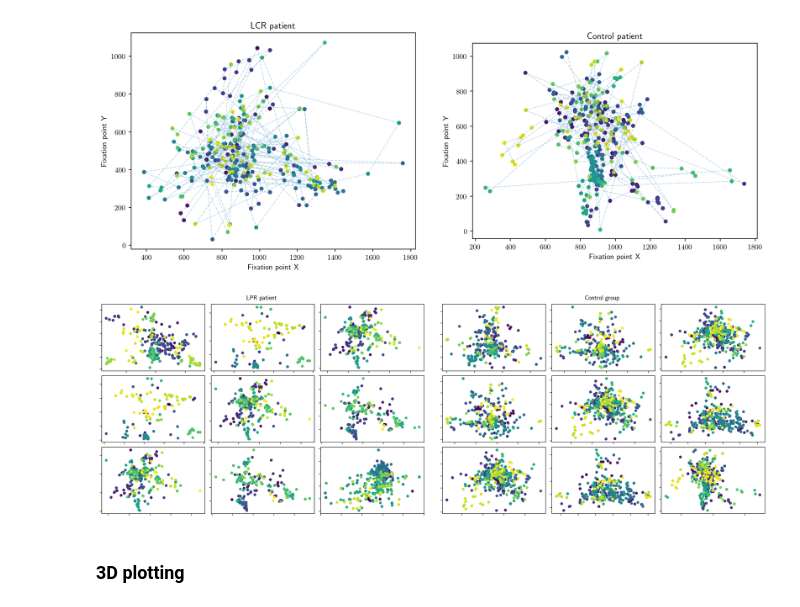
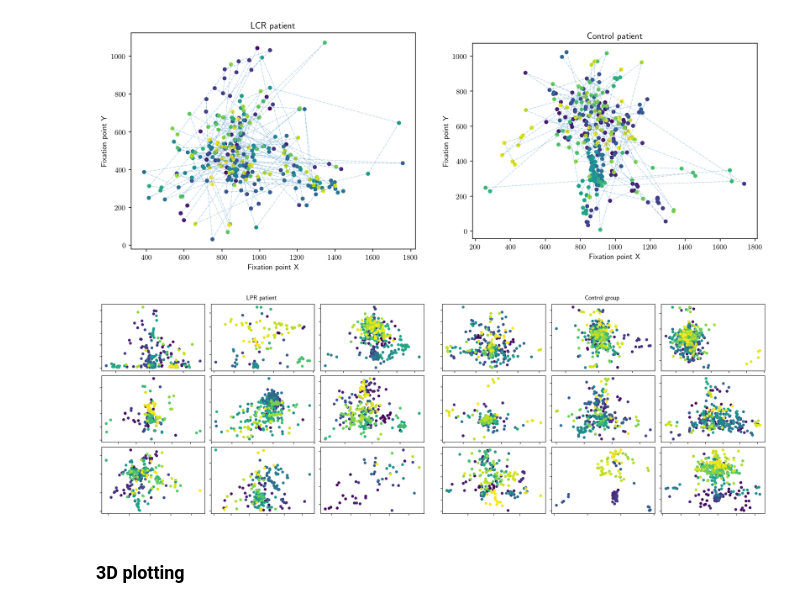
Before and after one commit to pierrelouis1998/smartflat, a Jupyter notebook: notebooks/fixation.ipynb, the cells around one changed output. Saved outputs shown, nothing was run; the diff lists cells and outputs as text; code cells hidden in the pictures.

```diff
--- a/notebooks/fixation.ipynb
+++ b/notebooks/fixation.ipynb
@@ -53,9 +53,9 @@ def get_fixation_df(data: pd.DataFrame, name: str):
     df["Recording timestamp"] /= df["Recording timestamp"].max()
     return df
 # %%
-gaze_points_2D = get_fixation_df(data_patient, patient)
+fixation_points_2D_patient = get_fixation_df(data_patient, patient)
 
-gaze_points_2D_control = get_fixation_df(data_control, control)
+fixation_points_2D_control = get_fixation_df(data_control, control)
 # %% [markdown]
 ### 2D Plotting : comparison
 # %%
@@ -67,36 +67,36 @@ plot_patient_vs_control(gaze_points_2D, gaze_points_2D_control, show_lines=True)
 # %%
 n_sample = 9
 nrows = 3
 ncols = n_sample // nrows
 patients = random.sample(list_patient, n_sample)
 controls = random.sample(list_control, n_sample)
 
 fig = plt.figure(constrained_layout=True, figsize=(18,6))
 subfigs = fig.subfigures(1, 2, wspace=0.04)
 
 axsLeft = subfigs[0].subplots(nrows=nrows,ncols=ncols)
 for i,axs in enumerate(axsLeft):
     for j,ax in enumerate(axs):
-        gaze_points_2D = get_fixation_df(data_patient, patients[i+j])
-        gaze_points_2D.plot.scatter(ax=ax, x="Fixation point X", y="Fixation point Y", c="Recording timestamp",cmap='viridis', colorbar=False)
+        fixation_points_2D_patient = get_fixation_df(data_patient, patients[ncols*i + j])
+        fixation_points_2D_patient.plot.scatter(ax=ax, x="Fixation point X", y="Fixation point Y", c="Recording timestamp", cmap='viridis', colorbar=False)
         ax.set_xlabel("")
         ax.set_ylabel("")
         ax.set_xticklabels([])
         ax.set_yticklabels([])
 subfigs[0].suptitle("LPR patient")
 
 axsRight = subfigs[1].subplots(nrows=nrows, ncols=ncols)
 for i,axs in enumerate(axsRight):
     for j,ax in enumerate(axs):
-        gaze_points_2D_control = get_fixation_df(data_control, controls[i+j])
-        gaze_points_2D_control.plot.scatter(ax=ax, x="Fixation point X", y="Fixation point Y", c="Recording timestamp",cmap='viridis', colorbar=False)
+        fixation_points_2D_control = get_fixation_df(data_control, controls[ncols*i + j])
+        fixation_points_2D_control.plot.scatter(ax=ax, x="Fixation point X", y="Fixation point Y", c="Recording timestamp", cmap='viridis', colorbar=False)
         ax.set_xlabel("")
         ax.set_ylabel("")
         ax.set_xticklabels([])
         ax.set_yticklabels([])
 _ = subfigs[1].suptitle("Control group")
 # %% [output]
-[figure, old version]
+[figure, new version]
 # %% [markdown]
 ### 3D plotting
 # %%
```
Also changed, not shown: parts of 17 cells of this notebook, 4 other files.
